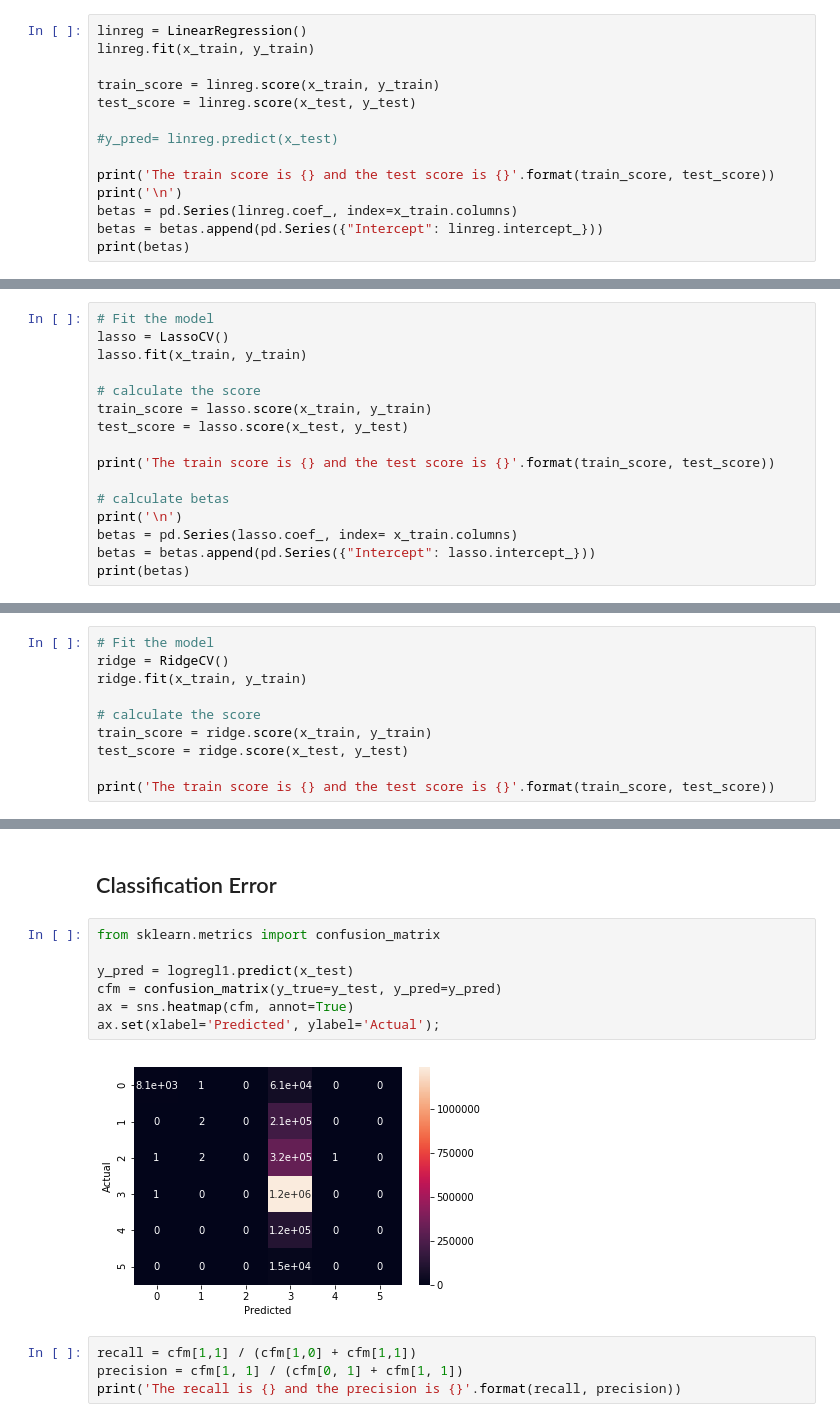
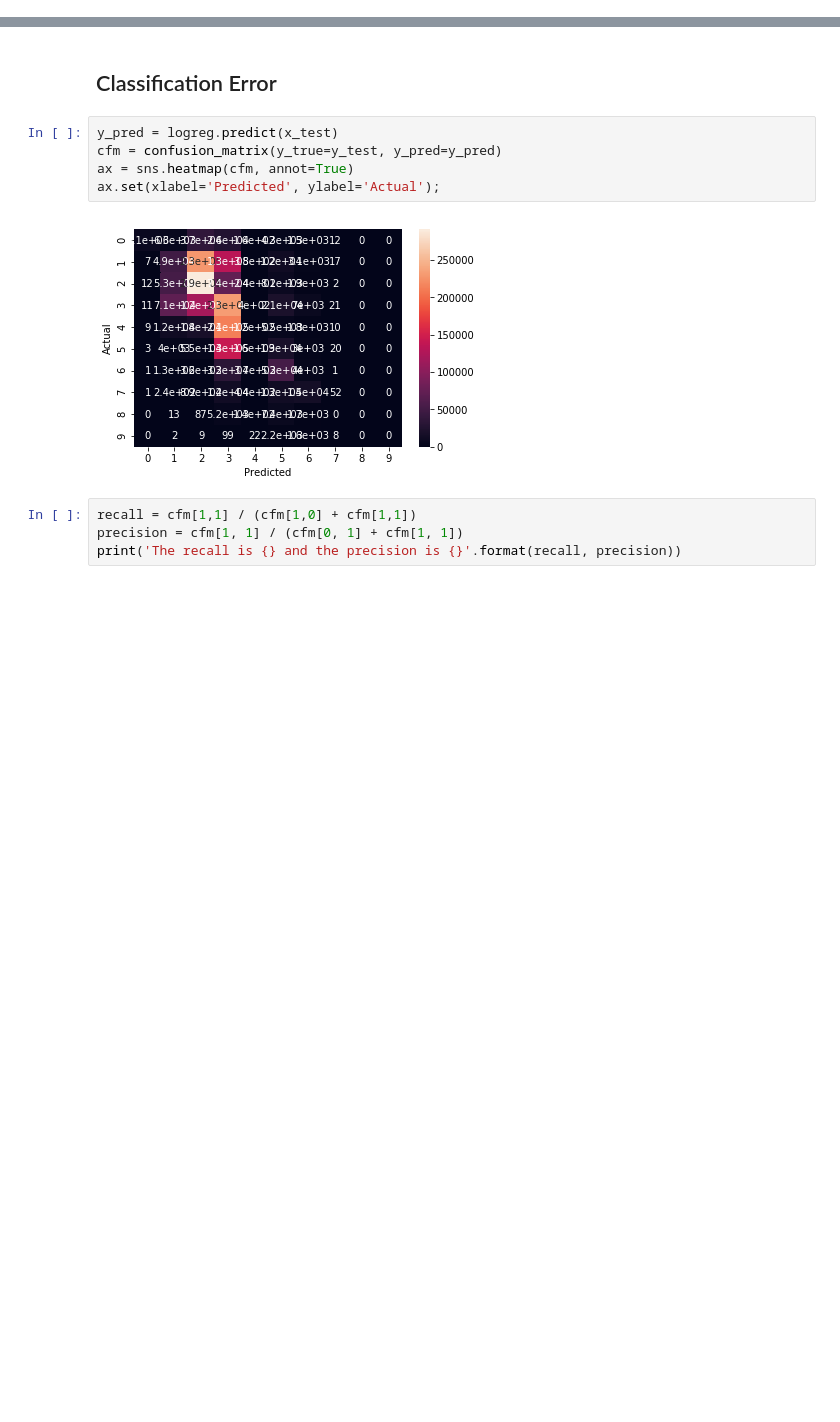
Before and after one commit to MIE368-Team-8/Data-Cleaning, a Jupyter notebook: MODELINGUsingTipBinned.ipynb, the cells around one changed output, grey strips where cells are left out. Drawn from its saved outputs; the diff is of its cells as text; blank space fills up the shorter version.

```diff
--- a/MODELINGUsingTipBinned.ipynb
+++ b/MODELINGUsingTipBinned.ipynb
@@ -57,17 +58,3 @@ Name: tip_amount_binned, dtype: float64
 # %%
 x_train, x_test, y_train, y_test = train_test_split(data.drop(columns=['tip_amount','pickup_longitude', 'pickup_latitude',
        'dropoff_longitude', 'dropoff_latitude','pickup_datetime','dropoff_datetime','total_amount','mta_tax','tip_percent','tip_amount_binned']), data['tip_amount_binned'], test_size=0.30, random_state=1)
-# %%
-linreg = LinearRegression()
-linreg.fit(x_train, y_train)
-
-train_score = linreg.score(x_train, y_train)
-test_score = linreg.score(x_test, y_test)
-
-#y_pred= linreg.predict(x_test)
-
-print('The train score is {} and the test score is {}'.format(train_score, test_score))
-print('\n')
-betas = pd.Series(linreg.coef_, index=x_train.columns)
-betas = betas.append(pd.Series({"Intercept": linreg.intercept_}))
-print(betas)
@@ -141,16 +112,0 @@ dtype: int64
-# %%
-# Fit the model
-lasso = LassoCV()
-lasso.fit(x_train, y_train)
-
-# calculate the score
-train_score = lasso.score(x_train, y_train)
-test_score = lasso.score(x_test, y_test)
-
-print('The train score is {} and the test score is {}'.format(train_score, test_score))
-
-# calculate betas
-print('\n')
-betas = pd.Series(lasso.coef_, index= x_train.columns)
-betas = betas.append(pd.Series({"Intercept": lasso.intercept_}))
-print(betas)
@@ -185,10 +118,0 @@ print('The pre score is {} and the recall score is {}'.format(pre, recall))
-# %%
-# Fit the model
-ridge = RidgeCV()
-ridge.fit(x_train, y_train)
-
-# calculate the score
-train_score = ridge.score(x_train, y_train)
-test_score = ridge.score(x_test, y_test)
-
-print('The train score is {} and the test score is {}'.format(train_score, test_score))
@@ -229,14 +139,12 @@ The train score is 0.6312328644306764 and the test score is 0.6316626477393724
 # %% [markdown]
 ## Classification Error
 # %%
-from sklearn.metrics import confusion_matrix
-
-y_pred = logregl1.predict(x_test)
+y_pred = logreg.predict(x_test)
 cfm = confusion_matrix(y_true=y_test, y_pred=y_pred)
 ax = sns.heatmap(cfm, annot=True)
 ax.set(xlabel='Predicted', ylabel='Actual');
 # %% [output]
-[figure, old version]
+[figure, new version]
 # %%
 recall = cfm[1,1] / (cfm[1,0] + cfm[1,1])
 precision = cfm[1, 1] / (cfm[0, 1] + cfm[1, 1])
```
Also changed, not shown: parts of 26 cells of this notebook.
